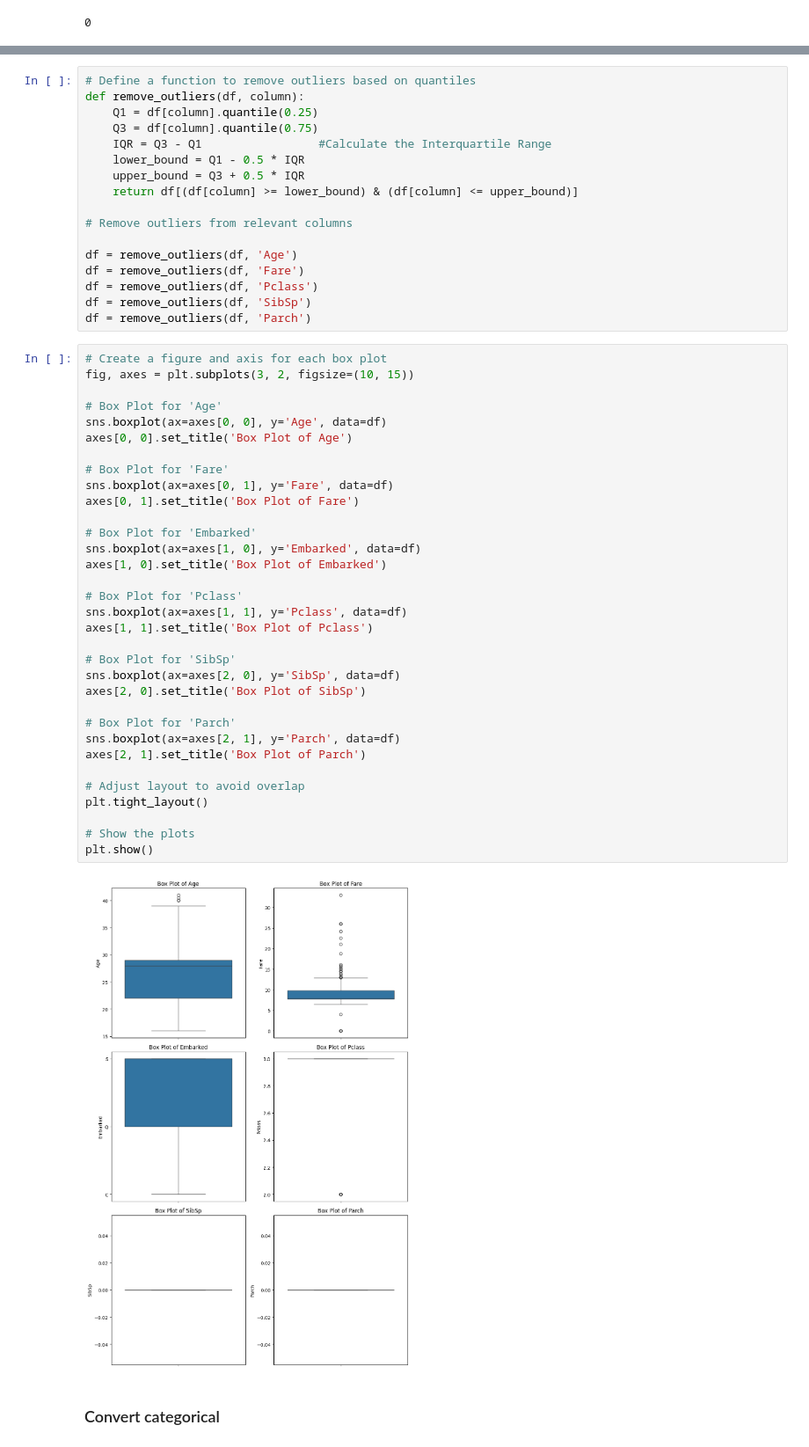
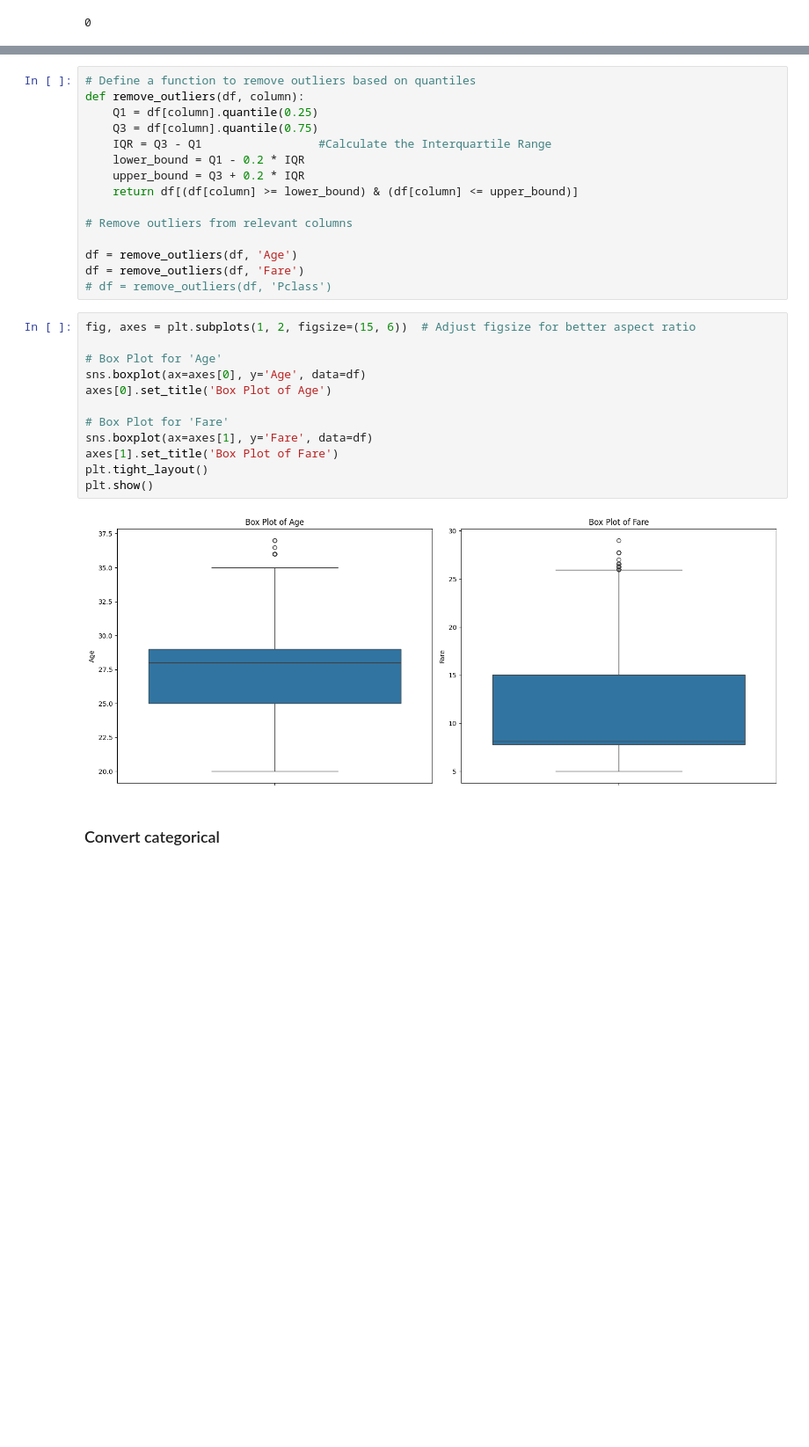
Before and after one commit to Anjana2002/Titanic_CaseStudy, a Jupyter notebook: test.ipynb, the cells around one changed output, grey strips where cells are left out. Shown at 88% size. Cells and saved outputs as stored; diff of their text form; blank space fills up the shorter version.

```diff
--- a/test.ipynb
+++ b/test.ipynb
@@ -343,52 +318,29 @@ def remove_outliers(df, column):
     Q1 = df[column].quantile(0.25)
     Q3 = df[column].quantile(0.75)
     IQR = Q3 - Q1                 #Calculate the Interquartile Range
-    lower_bound = Q1 - 0.5 * IQR
-    upper_bound = Q3 + 0.5 * IQR
+    lower_bound = Q1 - 0.2 * IQR
+    upper_bound = Q3 + 0.2 * IQR
     return df[(df[column] >= lower_bound) & (df[column] <= upper_bound)]
 
 # Remove outliers from relevant columns
 
 df = remove_outliers(df, 'Age')
 df = remove_outliers(df, 'Fare')
-df = remove_outliers(df, 'Pclass')
-df = remove_outliers(df, 'SibSp')
-df = remove_outliers(df, 'Parch')
+# df = remove_outliers(df, 'Pclass')
 # %%
-# Create a figure and axis for each box plot
-fig, axes = plt.subplots(3, 2, figsize=(10, 15))
+fig, axes = plt.subplots(1, 2, figsize=(15, 6))  # Adjust figsize for better aspect ratio
 
 # Box Plot for 'Age'
-sns.boxplot(ax=axes[0, 0], y='Age', data=df)
-axes[0, 0].set_title('Box Plot of Age')
+sns.boxplot(ax=axes[0], y='Age', data=df)
+axes[0].set_title('Box Plot of Age')
 
 # Box Plot for 'Fare'
-sns.boxplot(ax=axes[0, 1], y='Fare', data=df)
-axes[0, 1].set_title('Box Plot of Fare')
-
-# Box Plot for 'Embarked'
-sns.boxplot(ax=axes[1, 0], y='Embarked', data=df)
-axes[1, 0].set_title('Box Plot of Embarked')
-
-# Box Plot for 'Pclass'
-sns.boxplot(ax=axes[1, 1], y='Pclass', data=df)
-axes[1, 1].set_title('Box Plot of Pclass')
-
-# Box Plot for 'SibSp'
-sns.boxplot(ax=axes[2, 0], y='SibSp', data=df)
-axes[2, 0].set_title('Box Plot of SibSp')
-
-# Box Plot for 'Parch'
-sns.boxplot(ax=axes[2, 1], y='Parch', data=df)
-axes[2, 1].set_title('Box Plot of Parch')
-
-# Adjust layout to avoid overlap
+sns.boxplot(ax=axes[1], y='Fare', data=df)
+axes[1].set_title('Box Plot of Fare')
 plt.tight_layout()
-
-# Show the plots
 plt.show()
 # %% [output]
-[figure, old version]
+[figure, new version]
 # %% [markdown]
 ### Convert categorical
 # %%
```
Also changed, not shown: parts of 21 cells of this notebook, 4 other files.
